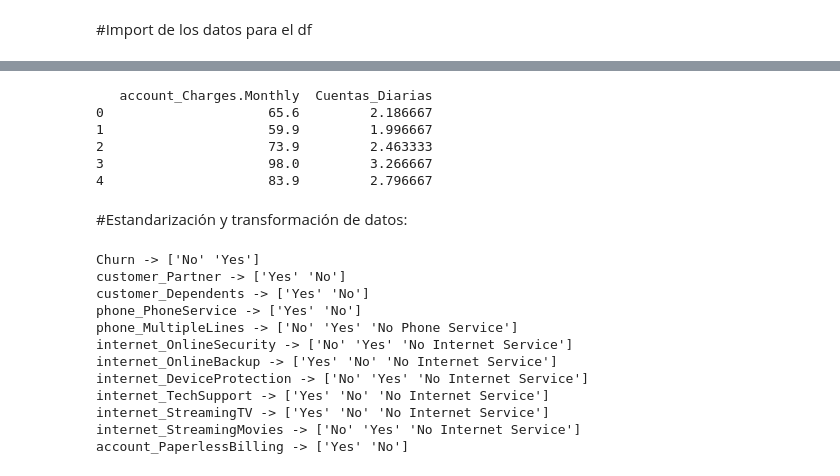
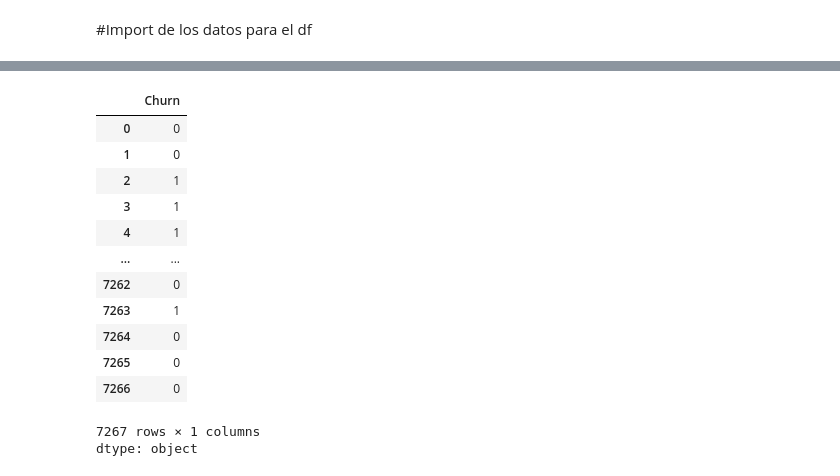
Before and after one commit to maufonseca18/Challenge_TelecomX_alura, a Jupyter notebook: Challenge_telecom_x_alura.ipynb, the cells around one changed output, grey strips where cells are left out. Drawn from its saved outputs; the diff is of its cells as text; code cells hidden in the pictures.

```diff
--- a/Challenge_telecom_x_alura.ipynb
+++ b/Challenge_telecom_x_alura.ipynb
@@ -201,40 +47,0 @@ dtype: int64
-# %%
-datos['Cuentas_Diarias'] = datos['account_Charges.Monthly'] / 30 #Creación de la columna 'Cuentas_Darias'
-
-print(datos[['account_Charges.Monthly', 'Cuentas_Diarias']].head()) #Verificación de los datos
-# %% [output]
-   account_Charges.Monthly  Cuentas_Diarias
-0                     65.6         2.186667
-1                     59.9         1.996667
-2                     73.9         2.463333
-3                     98.0         3.266667
-4                     83.9         2.796667
-# %% [markdown]
-#Estandarización y transformación de datos:
-# %%
-cols_yes_no = [
-    'Churn', 'customer_Partner', 'customer_Dependents',
-    'phone_PhoneService', 'phone_MultipleLines',
-    'internet_OnlineSecurity', 'internet_OnlineBackup',
-    'internet_DeviceProtection', 'internet_TechSupport',
-    'internet_StreamingTV', 'internet_StreamingMovies',
-    'account_PaperlessBilling'
-]
-
-
-for col in cols_yes_no:
-    if col in datos.columns:
-        print(f"{col} -> {datos[col].unique()}")
-# %% [output]
-Churn -> ['No' 'Yes']
-customer_Partner -> ['Yes' 'No']
-customer_Dependents -> ['Yes' 'No']
-phone_PhoneService -> ['Yes' 'No']
-phone_MultipleLines -> ['No' 'Yes' 'No Phone Service']
-internet_OnlineSecurity -> ['No' 'Yes' 'No Internet Service']
-internet_OnlineBackup -> ['Yes' 'No' 'No Internet Service']
-internet_DeviceProtection -> ['No' 'Yes' 'No Internet Service']
-internet_TechSupport -> ['Yes' 'No' 'No Internet Service']
-internet_StreamingTV -> ['Yes' 'No' 'No Internet Service']
-internet_StreamingMovies -> ['No' 'Yes' 'No Internet Service']
-account_PaperlessBilling -> ['Yes' 'No']
@@ -246,3 +58,24 @@ for col in cols_yes_no:
+# %%
+datos['Churn']
+#Este es el cuarto intento para procesar los datos de la columna 'Churn' a binario
+#Todos los demás intentos daban error y eliminaba o convertia a NaN los datos
+#Trabajarlo por solitario resulve el problema....
+#Es la cuarta vez que comienzo todo el code desde cero....
+# %% [output]
+|  | Churn |
+| 0 | 0 |
+| 1 | 0 |
+| 2 | 1 |
+| 3 | 1 |
+| 4 | 1 |
+| ... | ... |
+| 7262 | 0 |
+| 7263 | 1 |
+| 7264 | 0 |
+| 7265 | 0 |
+| 7266 | 0 |
+7267 rows × 1 columns
+dtype: object
 # %%
 datos.head()
 # %% [output]
```
Also changed, not shown: parts of 23 cells of this notebook.
